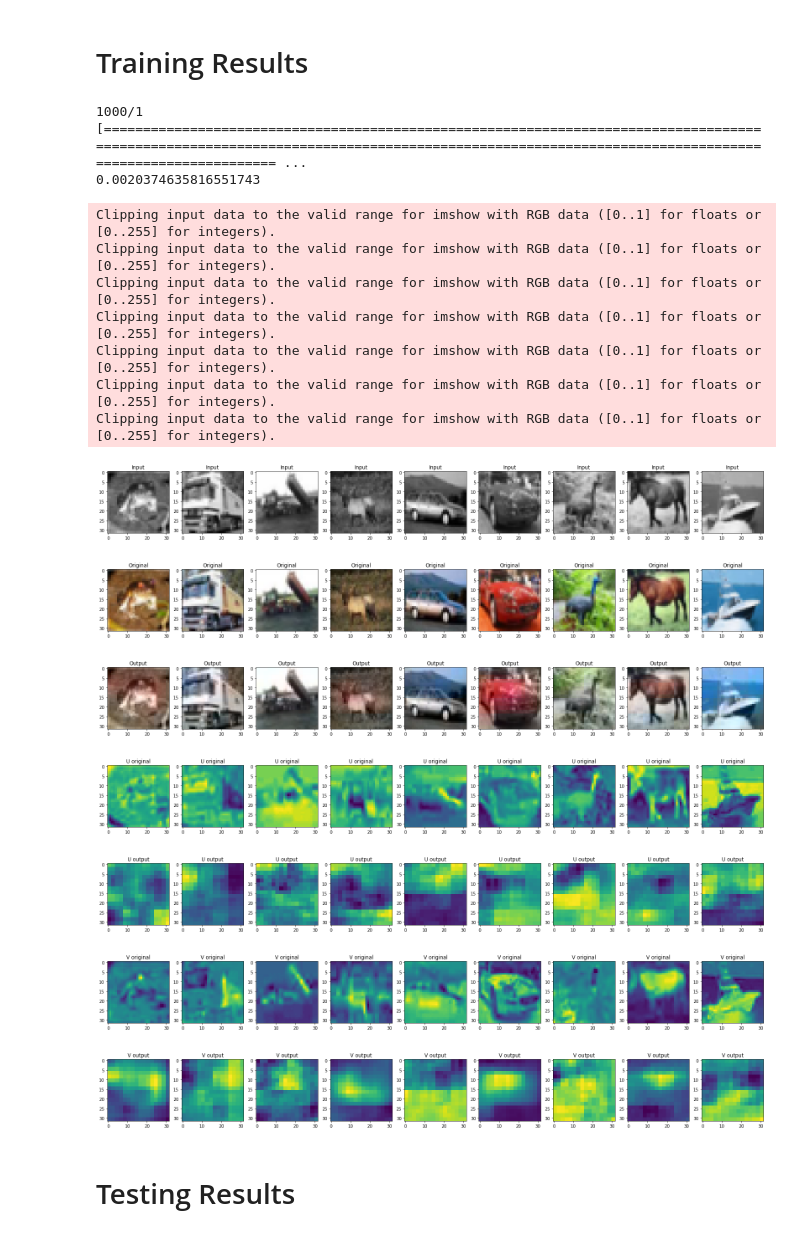
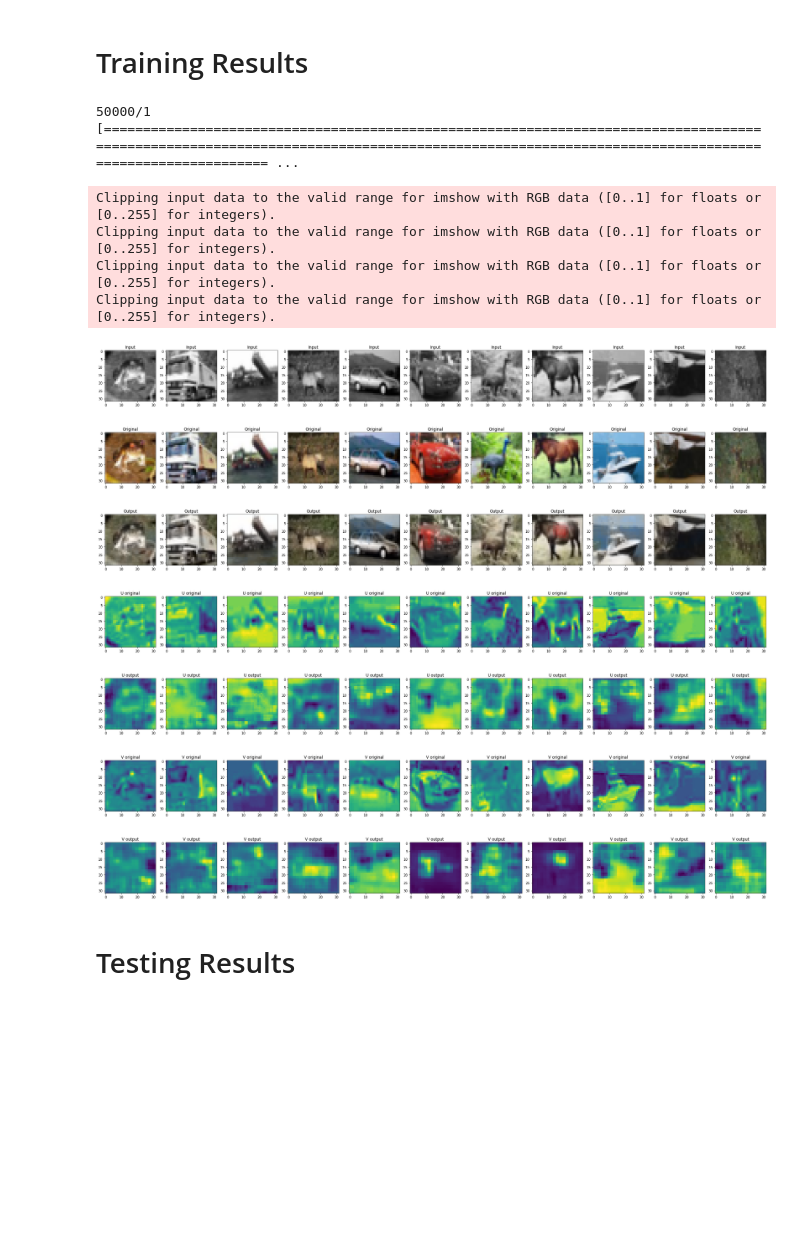
Before and after one commit to conwayjw97/Image-Colourisation-with-Deep-Learning, a Jupyter notebook: src/DeterministicConvNetCifar10.ipynb, the cells around one changed output. Cells and saved outputs as stored; diff of their text form; code cells hidden in the pictures; blank space fills up the shorter version.

Commit message:
Commit before model changing

```diff
--- a/src/DeterministicConvNetCifar10.ipynb
+++ b/src/DeterministicConvNetCifar10.ipynb
@@ -218,8 +362,9 @@ _________________________________________________________________
 #        - smaller batch size = more stochastic
 #     epochs (epochs to train the model))
 
+#https://stackoverflow.com/questions/47200146/keras-load-images-batch-wise-for-large-dataset
 
-model = create_model_deep()
+model = create_model_mid1_shallow()
 model.compile(optimizer='rmsprop',
               loss='mse')
 
@@ -227,7 +372,7 @@ runtime_epochs = int(EPOCHS/4)
 total_loss = []
 total_val_loss = []
 
-history = model.fit(x=train_y, y=train_uv, validation_data=(test_y, test_uv), batch_size=BATCH_SIZE, epochs=runtime_epochs)
+history = model.fit_generator(imageLoader(train_yuvImages, BATCH_SIZE), steps_per_epoch=int(train_yuvImages.shape[0]/BATCH_SIZE), epochs=runtime_epochs, validation_data=(imageLoader(test_yuvImages, BATCH_SIZE)), validation_steps=int(test_yuvImages.shape[0]/BATCH_SIZE))
 total_loss += history.history["loss"]
 total_val_loss += history.history["val_loss"]
 # %% [output]
@@ -251,5 +396,6 @@ Epoch 25/25
 # %%
-history = model.fit(x=train_y, y=train_uv, validation_data=(test_y, test_uv), batch_size=BATCH_SIZE, epochs=runtime_epochs)
+#history = model.fit(x=train_y, y=train_uv, validation_data=(test_y, test_uv), batch_size=BATCH_SIZE, epochs=runtime_epochs)
+history = model.fit_generator(imageLoader(train_yuvImages, BATCH_SIZE), steps_per_epoch=int(train_yuvImages.shape[0]/BATCH_SIZE), epochs=runtime_epochs, validation_data=(imageLoader(test_yuvImages, BATCH_SIZE)), validation_steps=int(test_yuvImages.shape[0]/BATCH_SIZE))
 total_loss += history.history["loss"]
 total_val_loss += history.history["val_loss"]
 # %% [output]
@@ -273,5 +419,6 @@ Epoch 25/25
 # %%
-history = model.fit(x=train_y, y=train_uv, validation_data=(test_y, test_uv), batch_size=BATCH_SIZE, epochs=runtime_epochs)
+#history = model.fit(x=train_y, y=train_uv, validation_data=(test_y, test_uv), batch_size=BATCH_SIZE, epochs=runtime_epochs)
+history = model.fit_generator(imageLoader(train_yuvImages, BATCH_SIZE), steps_per_epoch=int(train_yuvImages.shape[0]/BATCH_SIZE), epochs=runtime_epochs, validation_data=(imageLoader(test_yuvImages, BATCH_SIZE)), validation_steps=int(test_yuvImages.shape[0]/BATCH_SIZE))
 total_loss += history.history["loss"]
 total_val_loss += history.history["val_loss"]
 # %% [output]
@@ -295,5 +442,6 @@ Epoch 25/25
 # %%
-history = model.fit(x=train_y, y=train_uv, validation_data=(test_y, test_uv), batch_size=BATCH_SIZE, epochs=runtime_epochs)
+#history = model.fit(x=train_y, y=train_uv, validation_data=(test_y, test_uv), batch_size=BATCH_SIZE, epochs=runtime_epochs)
+history = model.fit_generator(imageLoader(train_yuvImages, BATCH_SIZE), steps_per_epoch=int(train_yuvImages.shape[0]/BATCH_SIZE), epochs=runtime_epochs, validation_data=(imageLoader(test_yuvImages, BATCH_SIZE)), validation_steps=int(test_yuvImages.shape[0]/BATCH_SIZE))
 total_loss += history.history["loss"]
 total_val_loss += history.history["val_loss"]
 # %% [output]
@@ -344,66 +492,62 @@ result = np.zeros((IMAGE_COUNT, 32, 32, 3))
 result[:,:,:,0] = train_y[:,:,:,0]
 result[:,:,:,1:] = output
 
-output_count = 9
+output_count = 11
 
-fig = plt.figure(figsize=(28, 16))
+fig = plt.figure(figsize=(36, 16))
 for i in range(output_count):
   fig.add_subplot(1,output_count,i+1)
   plt.title("Input")
   plt.imshow(tf.image.grayscale_to_rgb(train_y[TRAINING_IMAGE+i]))
 
-fig = plt.figure(figsize=(28, 16))
+fig = plt.figure(figsize=(36, 16))
 for i in range(output_count):
   fig.add_subplot(1,output_count,i+1)
   plt.title("Original")
   plt.imshow(train_images[TRAINING_IMAGE+i])
 
-fig = plt.figure(figsize=(28, 16))
+fig = plt.figure(figsize=(36, 16))
 for i in range(output_count):
   fig.add_subplot(1,output_count,i+1)
   plt.title("Output")
   plt.imshow(tf.image.yuv_to_rgb(result[TRAINING_IMAGE+i]))
 
-fig = plt.figure(figsize=(28, 16))
+fig = plt.figure(figsize=(36, 16))
 for i in range(output_count):
   fig.add_subplot(1,output_count,i+1)
   plt.title("U original")
   plt.imshow(train_yuvImages[TRAINING_IMAGE+i,:,:,1])
 
-fig = plt.figure(figsize=(28, 16))
+fig = plt.figure(figsize=(36, 16))
 for i in range(output_count):
   fig.add_subplot(1,output_count,i+1)
   plt.title("U output")
   plt.imshow(result[TRAINING_IMAGE+i,:,:,1])
 
-fig = plt.figure(figsize=(28, 16))
+fig = plt.figure(figsize=(36, 16))
 for i in range(output_count):
   fig.add_subplot(1,output_count,i+1)
   plt.title("V original")
   plt.imshow(train_yuvImages[TRAINING_IMAGE+i,:,:,2])
 
-fig = plt.figure(figsize=(28, 16))
+fig = plt.figure(figsize=(36, 16))
 for i in range(output_count):
   fig.add_subplot(1,output_count,i+1)
   plt.title("V output")
   plt.imshow(result[TRAINING_IMAGE+i,:,:,2])
 # %% [output]
-1000/1 [================================================================================================================================================================================================ ...
-0.0020374635816551743
+50000/1 [=============================================================================================================================================================================================== ...
 Clipping input data to the valid range for imshow with RGB data ([0..1] for floats or [0..255] for integers).
 Clipping input data to the valid range for imshow with RGB data ([0..1] for floats or [0..255] for integers).
 Clipping input data to the valid range for imshow with RGB data ([0..1] for floats or [0..255] for integers).
 Clipping input data to the valid range for imshow with RGB data ([0..1] for floats or [0..255] for integers).
-Clipping input data to the valid range for imshow with RGB data ([0..1] for floats or [0..255] for integers).
-Clipping input data to the valid range for imshow with RGB data ([0..1] for floats or [0..255] for integers).
-Clipping input data to the valid range for imshow with RGB data ([0..1] for floats or [0..255] for integers).
-[figure, old version]
+[figure, new version]
-[figure, old version]
+[figure, new version]
-[figure, old version]
+[figure, new version]
-[figure, old version]
+[figure, new version]
-[figure, old version]
+[figure, new version]
-[figure, old version]
+[figure, new version]
-[figure, old version]
+[figure, new version]
 # %% [markdown]
 # Testing Results
 # %%
```
Also changed, not shown: parts of 15 cells of this notebook.
